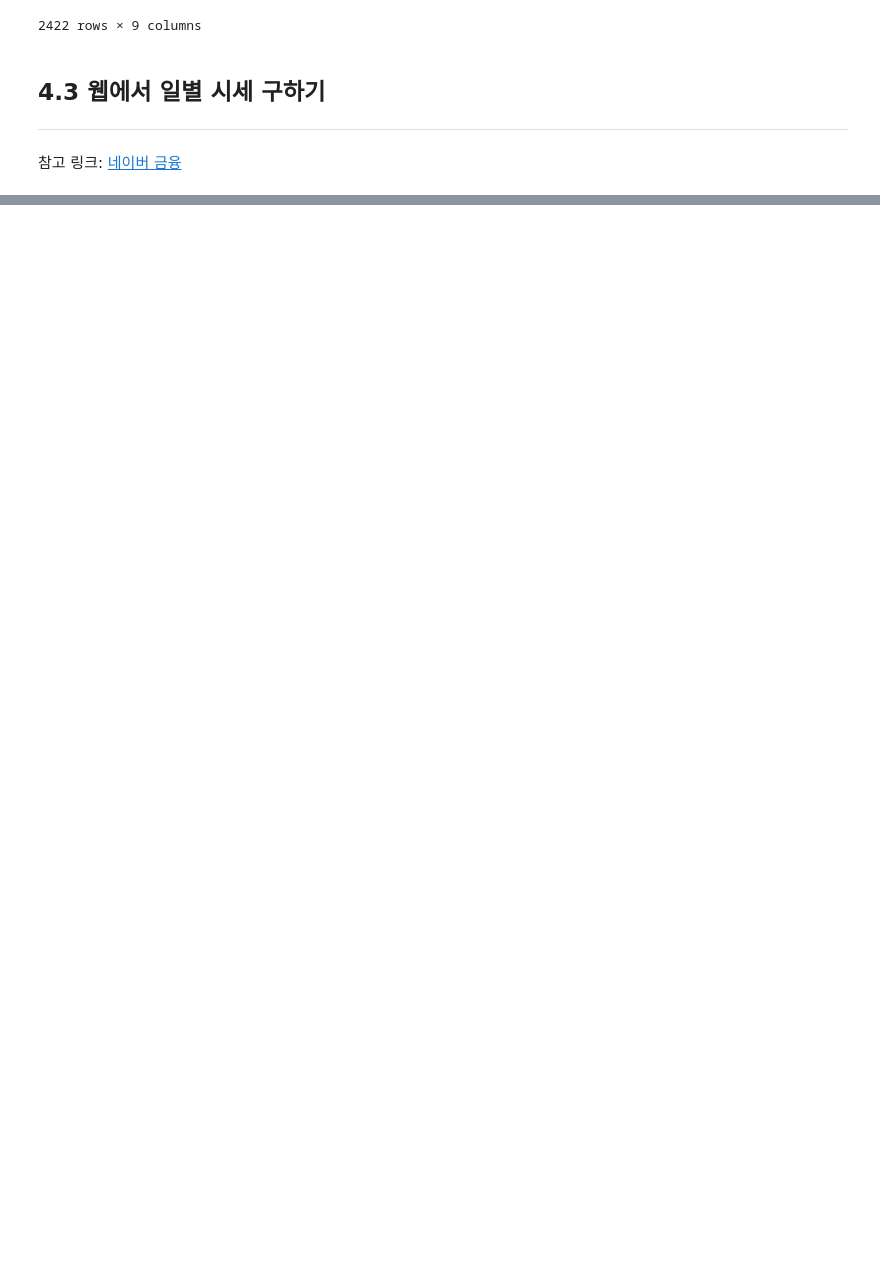
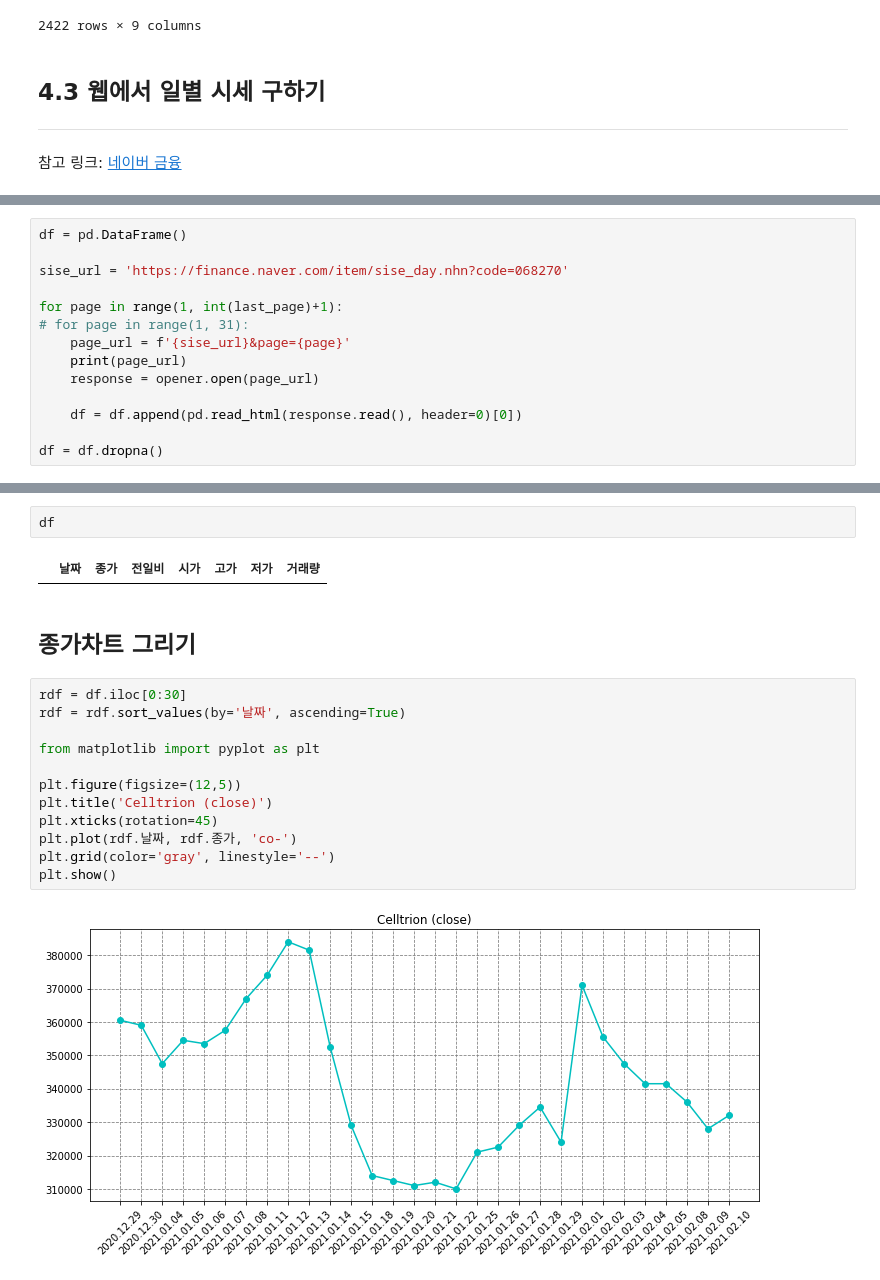
Before and after one commit to ActaV-N/py-stock, a Jupyter notebook: 4/webScraping.ipynb, the cells around one changed output, grey strips where cells are left out. Saved outputs shown, nothing was run; the diff lists cells and outputs as text; blank space fills up the shorter version.

```diff
--- a/4/webScraping.ipynb
+++ b/4/webScraping.ipynb
@@ -89,0 +72,14 @@ with urlopen(req) as doc:
+# %%
+df = pd.DataFrame()
+
+sise_url = 'https://finance.naver.com/item/sise_day.nhn?code=068270'
+
+for page in range(1, int(last_page)+1):
+# for page in range(1, 31):
+    page_url = f'{sise_url}&page={page}'
+    print(page_url)
+    response = opener.open(page_url)
+
+    df = df.append(pd.read_html(response.read(), header=0)[0])
+
+df = df.dropna()
@@ -89,0 +104,20 @@ with urlopen(req) as doc:
+# %%
+df
+# %% [output]
+|  | 날짜 | 종가 | 전일비 | 시가 | 고가 | 저가 | 거래량 |
+# %% [markdown]
+## 종가차트 그리기
+# %%
+rdf = df.iloc[0:30]
+rdf = rdf.sort_values(by='날짜', ascending=True)
+
+from matplotlib import pyplot as plt
+
+plt.figure(figsize=(12,5))
+plt.title('Celltrion (close)')
+plt.xticks(rotation=45)
+plt.plot(rdf.날짜, rdf.종가, 'co-')
+plt.grid(color='gray', linestyle='--')
+plt.show()
+# %% [output]
+[figure, added]
```
Also changed, not shown: parts of 5 cells of this notebook.
